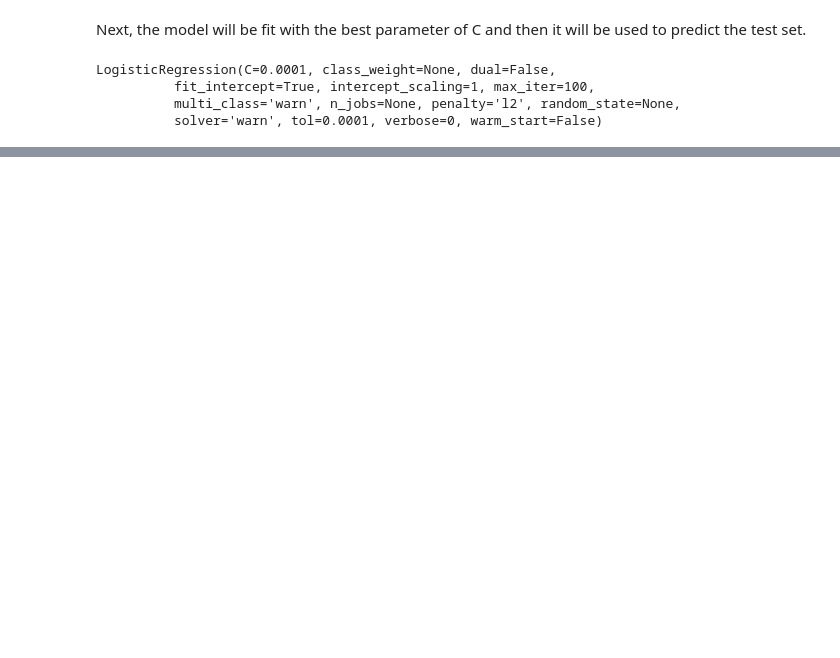
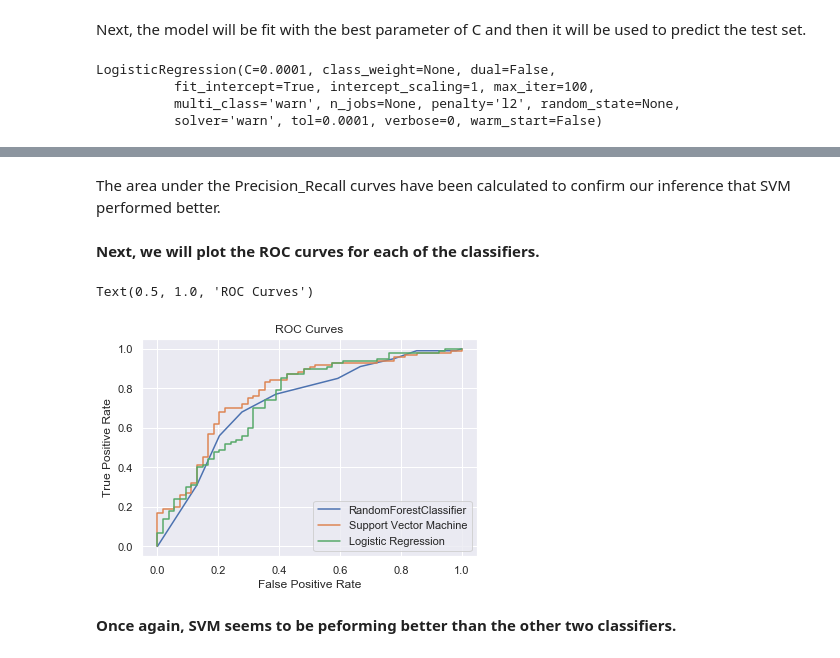
Before and after one commit to adjakka/Capstone_Projects, a Jupyter notebook: Springboard_Capstone_Project_1/Machine_Learning_steps.ipynb, the cells around one changed output, grey strips where cells are left out. Drawn from its saved outputs; the diff is of its cells as text; code cells hidden in the pictures; blank space fills up the shorter version.

```diff
--- a/Springboard_Capstone_Project_1/Machine_Learning_steps.ipynb
+++ b/Springboard_Capstone_Project_1/Machine_Learning_steps.ipynb
@@ -407,0 +352,2 @@ The accuracy score is close to ~76% which is really close to the training set ac
+# %%
+fpr_lg, tpr_lg, thresholds_lg = roc_curve(ytest, p_clf_log_ba[:, 1])
@@ -407,0 +389,17 @@ The accuracy score is close to ~76% which is really close to the training set ac
+# %% [markdown]
+The area under the Precision_Recall curves have been calculated to confirm our inference that SVM performed better.
+# %% [markdown]
+**Next, we will plot the ROC curves for each of the classifiers.**
+# %%
+plt.plot(fpr_rf, tpr_rf)
+plt.plot(fpr_sv, tpr_sv)
+plt.plot(fpr_lg, tpr_lg)
+plt.legend(('RandomForestClassifier', 'Support Vector Machine', 'Logistic Regression'))
+plt.xlabel('False Positive Rate')
+plt.ylabel('True Positive Rate')
+plt.title('ROC Curves')
+# %% [output]
+Text(0.5, 1.0, 'ROC Curves')
+[figure, added]
+# %% [markdown]
+**Once again, SVM seems to be peforming better than the other two classifiers.**
```
Also changed, not shown: parts of 106 cells of this notebook.
